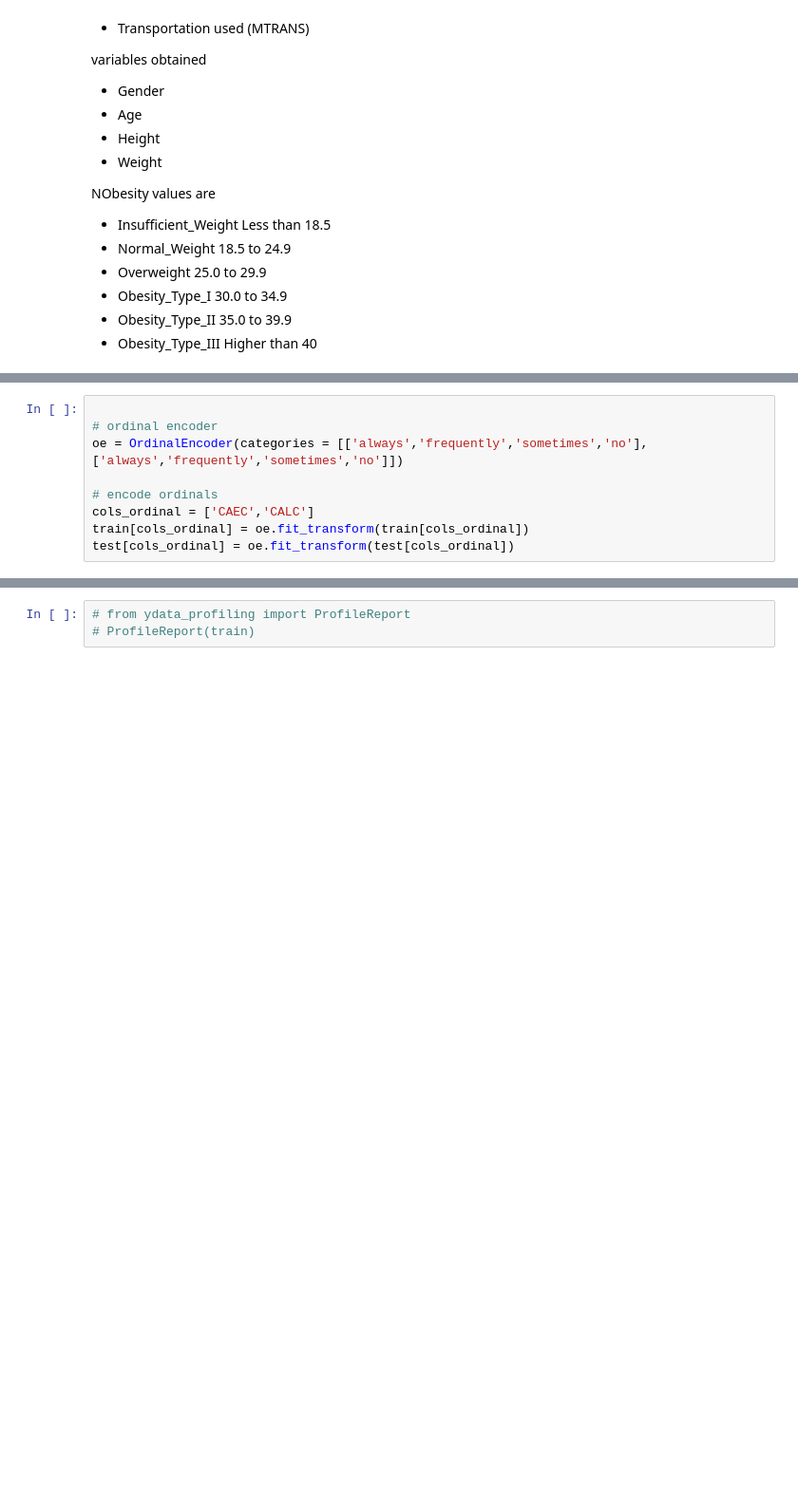
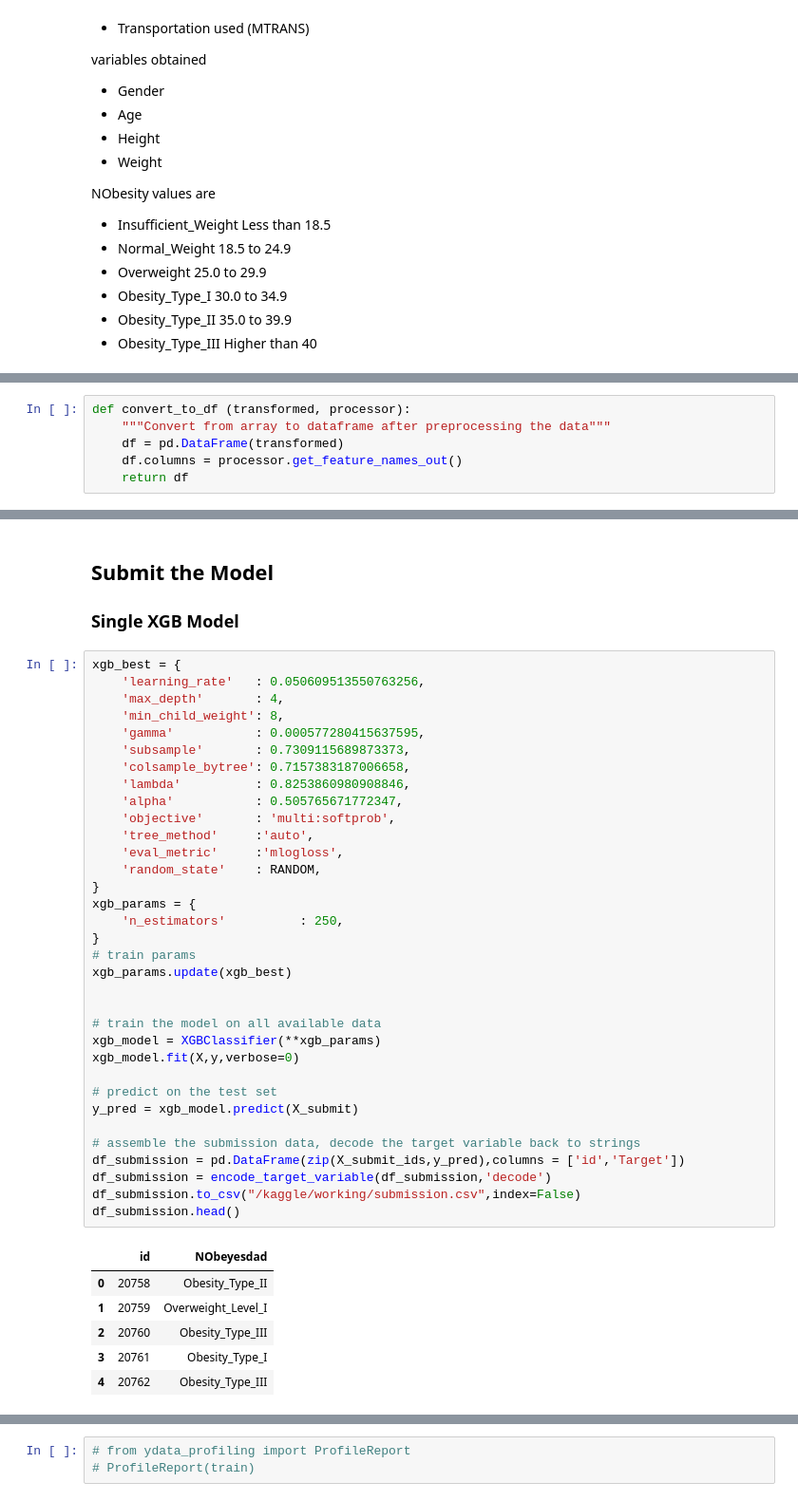
Before and after one commit to kconstable/kaggle-obesity-classification, a Jupyter notebook: multiclass-prediction-obesity-risk.ipynb, the cells around one changed output, grey strips where cells are left out. Shown at 95% size. Drawn from its saved outputs; the diff is of its cells as text; blank space fills up the shorter version.

Commit message:
Kaggle Notebook | Multiclass Prediction Obesity Risk | Version 7

```diff
--- a/multiclass-prediction-obesity-risk.ipynb
+++ b/multiclass-prediction-obesity-risk.ipynb
@@ -167,9 +174,0 @@ test = add_features(test)
-# %%
-
-# ordinal encoder
-oe = OrdinalEncoder(categories = [['always','frequently','sometimes','no'],['always','frequently','sometimes','no']])
-
-# encode ordinals
-cols_ordinal = ['CAEC','CALC']
-train[cols_ordinal] = oe.fit_transform(train[cols_ordinal])
-test[cols_ordinal] = oe.fit_transform(test[cols_ordinal])
@@ -211,0 +255,6 @@ test.head()
+# %%
+def convert_to_df (transformed, processor):
+    """Convert from array to dataframe after preprocessing the data"""
+    df = pd.DataFrame(transformed)
+    df.columns = processor.get_feature_names_out()
+    return df
@@ -211,0 +684,44 @@ test.head()
+# %% [markdown]
+## Submit the Model
+### Single XGB Model
+# %%
+xgb_best = {
+    'learning_rate'   : 0.050609513550763256,
+    'max_depth'       : 4,
+    'min_child_weight': 8,
+    'gamma'           : 0.000577280415637595,
+    'subsample'       : 0.7309115689873373,
+    'colsample_bytree': 0.7157383187006658,
+    'lambda'          : 0.8253860980908846,
+    'alpha'           : 0.505765671772347,
+    'objective'       : 'multi:softprob',
+    'tree_method'     :'auto',
+    'eval_metric'     :'mlogloss',
+    'random_state'    : RANDOM,
+}
+xgb_params = {
+    'n_estimators'          : 250,
+}
+# train params
+xgb_params.update(xgb_best)
+
+
+# train the model on all available data
+xgb_model = XGBClassifier(**xgb_params)
+xgb_model.fit(X,y,verbose=0)
+
+# predict on the test set
+y_pred = xgb_model.predict(X_submit)
+
+# assemble the submission data, decode the target variable back to strings
+df_submission = pd.DataFrame(zip(X_submit_ids,y_pred),columns = ['id','Target'])
+df_submission = encode_target_variable(df_submission,'decode')
+df_submission.to_csv("/kaggle/working/submission.csv",index=False)
+df_submission.head()
+# %% [output]
+|  | id | NObeyesdad |
+| 0 | 20758 | Obesity_Type_II |
+| 1 | 20759 | Overweight_Level_I |
+| 2 | 20760 | Obesity_Type_III |
+| 3 | 20761 | Obesity_Type_I |
+| 4 | 20762 | Obesity_Type_III |
```
Also changed, not shown: parts of 31 cells of this notebook.
